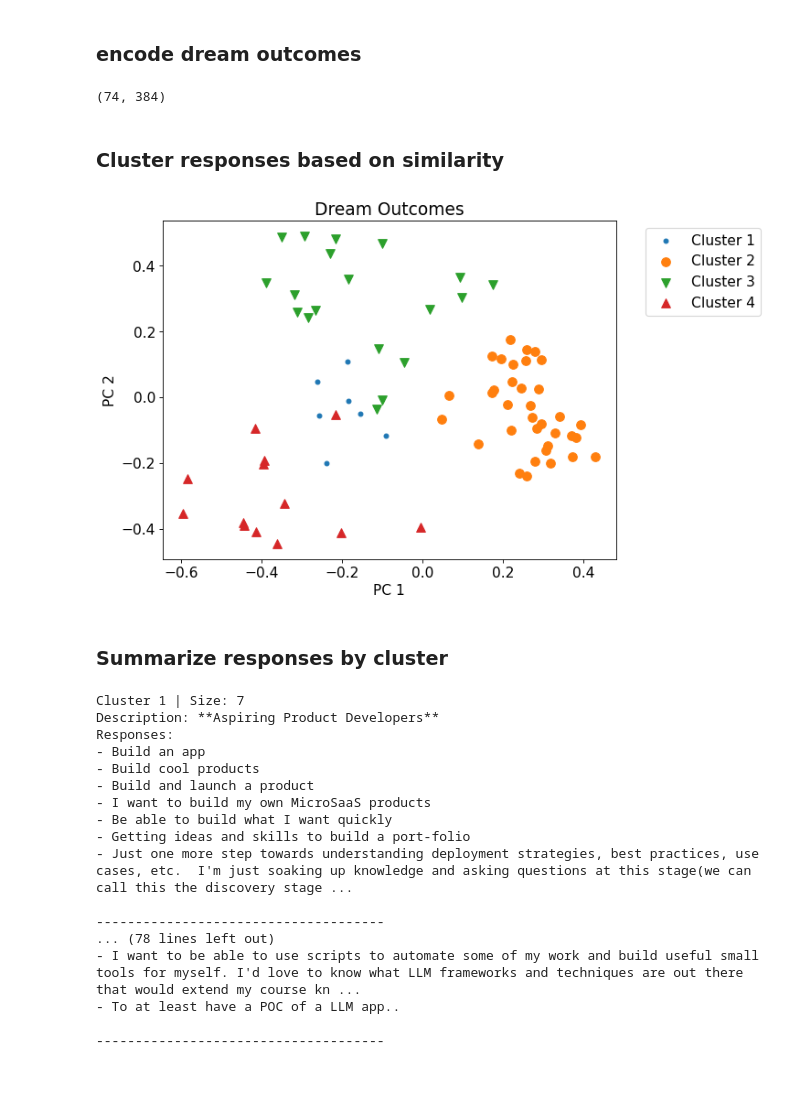
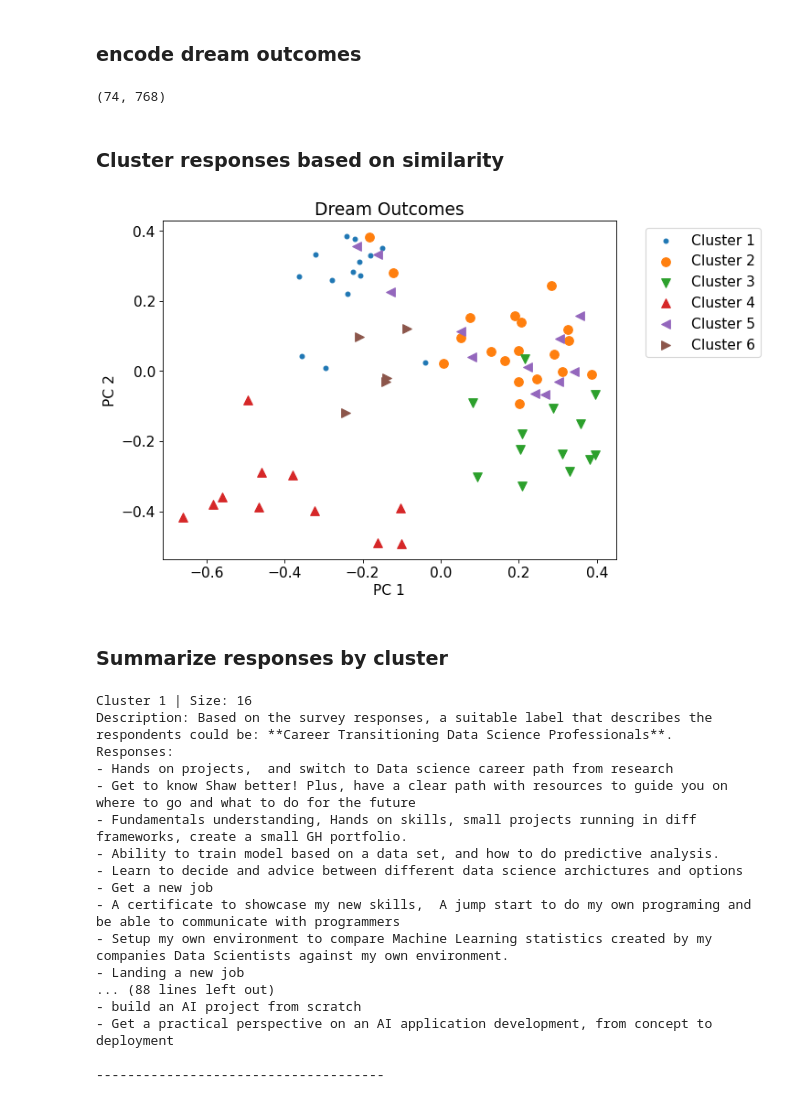
Before and after one commit to ShawhinT/AI-Builders-Bootcamp-2, a Jupyter notebook: session-4/example_1-unstructured_survey_analysis.ipynb, the cells around one changed output. Saved outputs shown, nothing was run; the diff lists cells and outputs as text; code cells hidden in the pictures.

```diff
--- a/session-4/example_1-unstructured_survey_analysis.ipynb
+++ b/session-4/example_1-unstructured_survey_analysis.ipynb
@@ -87,34 +87,34 @@ Text(0.5, 1.0, 'Response lengths')
 ### encode dream outcomes
 # %%
 # load model
-model = SentenceTransformer("all-MiniLM-L12-v2")
+model = SentenceTransformer("all-distilroberta-v1")
 # %%
 # compute embeddings
 embeddings = model.encode(df['dream_outcome'])
 print(embeddings.shape)
 # %% [output]
-(74, 384)
+(74, 768)
 # %% [markdown]
 ### Cluster responses based on similarity
 # %%
-N = 4
-X = PCA(n_components=3).fit_transform(embeddings)
+N = 6
+X = PCA(n_components=10).fit_transform(embeddings)
 kmeans = KMeans(n_clusters=N, random_state=0, n_init="auto").fit(X)
 
 plt.figure(figsize=(8, 6), dpi=80)
 plt.rcParams.update({'font.size': 14})
 marker_list = ['.', 'o', 'v', '^', '<', '>', '1', '2']
 
 for i in range(N):
     plt.scatter(X[kmeans.labels_==i, 0], X[kmeans.labels_==i, 1], label=f"Cluster {i+1}", s=75, marker=marker_list[i])
 
 plt.legend(bbox_to_anchor=(1.05, 1), loc='upper left')
 plt.title("Dream Outcomes")
 plt.xlabel("PC 1")
 plt.ylabel("PC 2")
 plt.show()
 # %% [output]
-[figure, old version]
+[figure, new version]
 # %% [markdown]
 ### Summarize responses by cluster
 # %%
@@ -126,20 +126,20 @@ for i in range(N):
     print(format_responses(response_series))
     print("-------------------------------------")
 # %% [output]
-Cluster 1 | Size: 7
-Description: **Aspiring Product Developers**
+Cluster 1 | Size: 16
+Description: Based on the survey responses, a suitable label that describes the respondents could be: **Career Transitioning Data Science Professionals**.
 Responses:
-- Build an app
-- Build cool products
-- Build and launch a product
-- I want to build my own MicroSaaS products
-- Be able to build what I want quickly
-- Getting ideas and skills to build a port-folio
-- Just one more step towards understanding deployment strategies, best practices, use cases, etc.  I'm just soaking up knowledge and asking questions at this stage(we can call this the discovery stage ...
+- Hands on projects,  and switch to Data science career path from research
+- Get to know Shaw better! Plus, have a clear path with resources to guide you on where to go and what to do for the future
+- Fundamentals understanding, Hands on skills, small projects running in diff frameworks, create a small GH portfolio.
+- Ability to train model based on a data set, and how to do predictive analysis.
+- Learn to decide and advice between different data science archictures and options
+- Get a new job
+- A certificate to showcase my new skills,  A jump start to do my own programing and be able to communicate with programmers
+- Setup my own environment to compare Machine Learning statistics created by my companies Data Scientists against my own environment.
+- Landing a new job
+... (88 lines left out)
+- build an AI project from scratch
+- Get a practical perspective on an AI application development, from concept to deployment
 
 -------------------------------------
-... (78 lines left out)
-- I want to be able to use scripts to automate some of my work and build useful small tools for myself. I'd love to know what LLM frameworks and techniques are out there that would extend my course kn ...
-- To at least have a POC of a LLM app..
-
--------------------------------------
```
Also changed, not shown: 3 other files.
